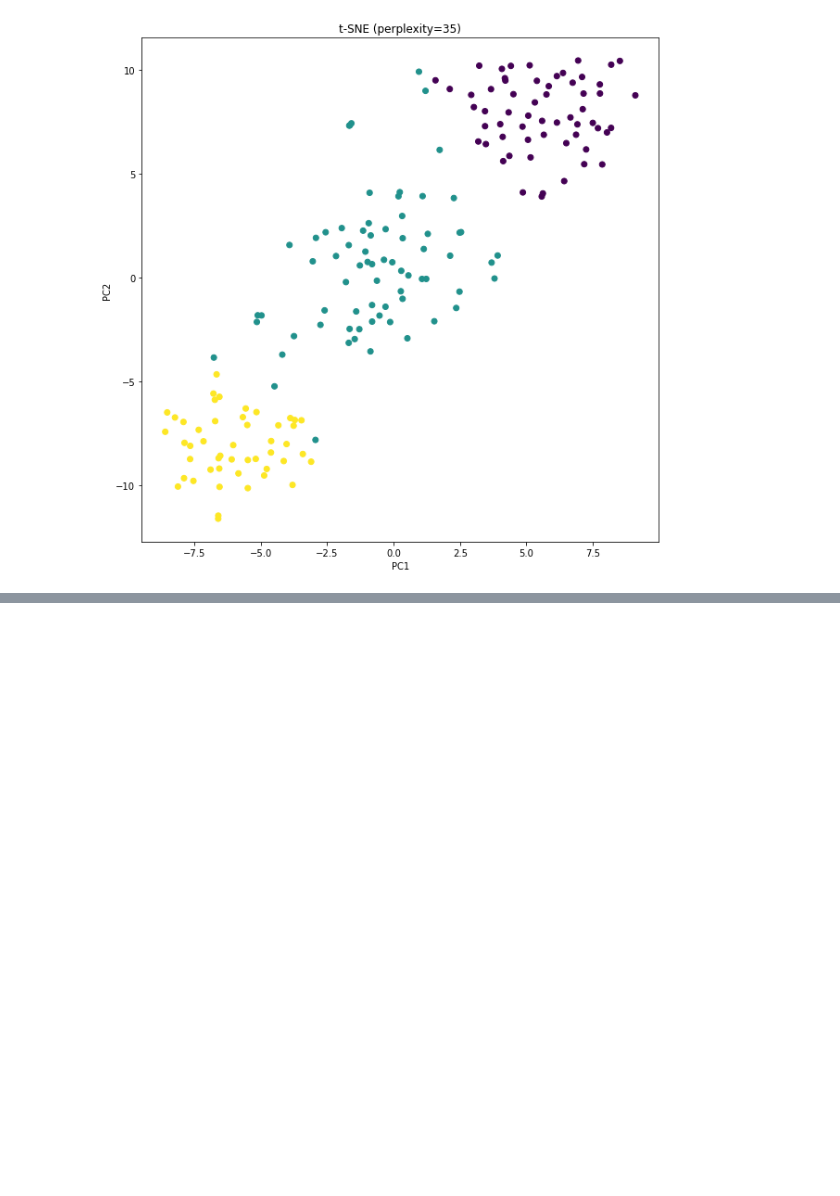
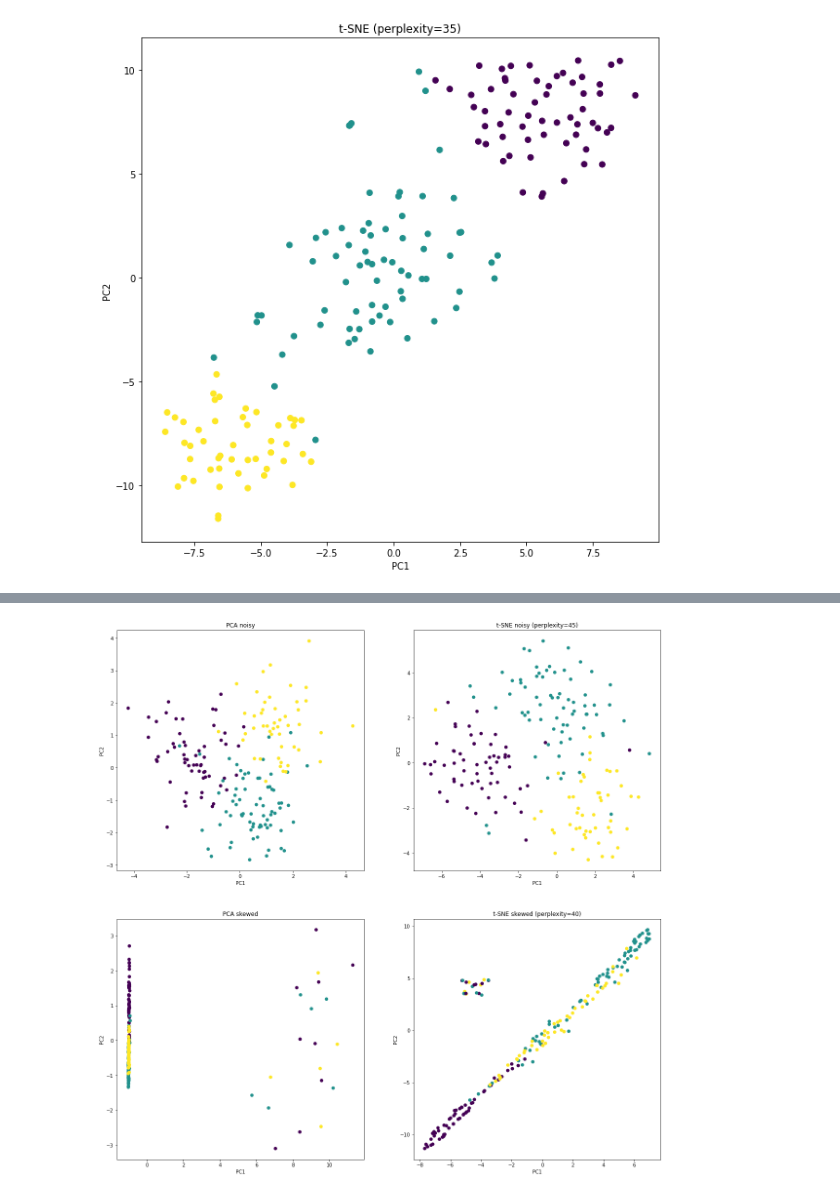
Before and after one commit to ynahum/anam_hw, a Jupyter notebook: wet1/ee046202_wet1_034462796_204813323.ipynb, the cells around one changed output, grey strips where cells are left out. Cells and saved outputs as stored; diff of their text form; code cells hidden in the pictures; blank space fills up the shorter version.

```diff
--- a/wet1/ee046202_wet1_034462796_204813323.ipynb
+++ b/wet1/ee046202_wet1_034462796_204813323.ipynb
@@ -735,0 +742,90 @@ The tasks:
+# %%
+# your code here - you can use as many cells as you need
+
+seed = 40
+np.random.seed(seed)
+
+n_components = 2
+
+num_of_samples = X.shape[0]
+num_of_features = X.shape[1]
+
+X_noisy = X + np.random.randn(num_of_samples, num_of_features)
+#print(X_noisy.shape)
+
+num_of_samples_to_add = 20
+y_added_samples = np.random.randint(low=np.min(y), high=np.max(y)+1, size=(num_of_samples_to_add,))
+#print(y_added_samples)
+X_added_samples = np.random.uniform(low=np.min(X), high=np.max(X), size=(num_of_samples_to_add, num_of_features))
+
+y_skewed = np.append(y, y_added_samples, axis=0)
+#print(y_skewed)
+X_skewed = np.append(X, X_added_samples, axis=0)
+#print(X_skewed)
+
+X_noisy_scaled = StandardScaler().fit_transform(X_noisy)
+X_skewed_scaled = StandardScaler().fit_transform(X_skewed)
+
+perp_noisy = 45
+perp_skewed = 40
+
+X_noisy_scaled_pca = PCA(n_components=n_components, random_state=seed).fit_transform(X_noisy_scaled)
+X_skewed_scaled_pca = PCA(n_components=n_components, random_state=seed).fit_transform(X_skewed_scaled)
+X_noisy_scaled_tsne = TSNE(n_components=n_components, perplexity=perp_noisy, random_state=seed).fit_transform(X_noisy_scaled)
+X_skewed_scaled_tsne = TSNE(n_components=n_components, perplexity=perp_skewed, random_state=seed).fit_transform(X_skewed_scaled)
+
+fig = plt.figure(figsize=(20,20))
+ax1 = fig.add_subplot(2,2,1)
+ax1.scatter(X_noisy_scaled_pca[:,0], X_noisy_scaled_pca[:,1], c=y)
+ax1.set_title("PCA noisy")
+ax1.set_xlabel("PC1")
+ax1.set_ylabel("PC2")
+
+ax2 = fig.add_subplot(2,2,2)
+ax2.scatter(X_noisy_scaled_tsne[:,0], X_noisy_scaled_tsne[:,1], c=y)
+ax2.set_title("t-SNE noisy (perplexity={0})".format(perp_noisy))
+ax2.set_xlabel("PC1")
+ax2.set_ylabel("PC2")
+
+ax3 = fig.add_subplot(2,2,3)
+ax3.scatter(X_skewed_scaled_pca[:,0], X_skewed_scaled_pca[:,1], c=y_skewed)
+ax3.set_title("PCA skewed")
+ax3.set_xlabel("PC1")
+ax3.set_ylabel("PC2")
+
+ax4 = fig.add_subplot(2,2,4)
+ax4.scatter(X_skewed_scaled_tsne[:,0], X_skewed_scaled_tsne[:,1], c=y_skewed)
+ax4.set_title("t-SNE skewed (perplexity={0})".format(perp_skewed))
+ax4.set_xlabel("PC1")
+ax4.set_ylabel("PC2")
+
+lr = LogisticRegression(random_state=seed)
+
+X_train_noisy_pca, X_test_noisy_pca, y_train_noisy_pca, y_test_noisy_pca =\
+    train_test_split(X_noisy_scaled_pca, y_noisy, test_size=0.2, random_state=seed)
+lr.fit(X_train_noisy_pca, y_train_noisy_pca)
+y_noisy_pca_pred = lr.predict(X_test_noisy_pca)
+noisy_pca_acc = np.mean(y_test_noisy_pca == y_noisy_pca_pred) * 100
+print("noisy PCA accuracy: {0}%".format(noisy_pca_acc))
+
+X_train_noisy_tsne, X_test_noisy_tsne, y_train_noisy_tsne, y_test_noisy_tsne =\
+    train_test_split(X_noisy_scaled_tsne, y_noisy, test_size=0.2, random_state=seed)
+lr.fit(X_train_noisy_tsne, y_train_noisy_tsne)
+y_noisy_tsne_pred = lr.predict(X_test_noisy_tsne)
+noisy_tsne_acc = np.mean(y_test_noisy_tsne == y_noisy_tsne_pred) * 100
+print("noisy t-SNE accuracy: {0}%".format(noisy_tsne_acc))
+
+X_train_skewed_pca, X_test_skewed_pca, y_train_skewed_pca, y_test_skewed_pca =\
+    train_test_split(X_skewed_scaled_pca, y_skewed, test_size=0.2, random_state=seed)
+lr.fit(X_train_skewed_pca, y_train_skewed_pca)
+y_skewed_pca_pred = lr.predict(X_test_skewed_pca)
+skewed_pca_acc = np.mean(y_test_skewed_pca == y_skewed_pca_pred) * 100
+print("skewed PCA accuracy: {0}%".format(skewed_pca_acc))
+
+X_train_skewed_tsne, X_test_skewed_tsne, y_train_skewed_tsne, y_test_skewed_tsne =\
+    train_test_split(X_skewed_scaled_tsne, y_skewed, test_size=0.2, random_state=seed)
+lr.fit(X_train_skewed_tsne, y_train_skewed_tsne)
+y_skewed_tsne_pred = lr.predict(X_test_skewed_tsne)
+skewed_tsne_acc = np.mean(y_test_skewed_tsne == y_skewed_tsne_pred) * 100
+print("skewed t-SNE accuracy: {0}%".format(skewed_tsne_acc))
+# %% [output]
@@ -736,3 +836,4 @@ The tasks:
+[figure, added]
 # %% [markdown]
 ### <img src="https://img.icons8.com/bubbles/48/000000/ask-question.png" style="height:50px;display:inline"> Question 9 - Robustness to Noise & Outliers
 ---
```
Also changed, not shown: parts of 7 cells of this notebook.
